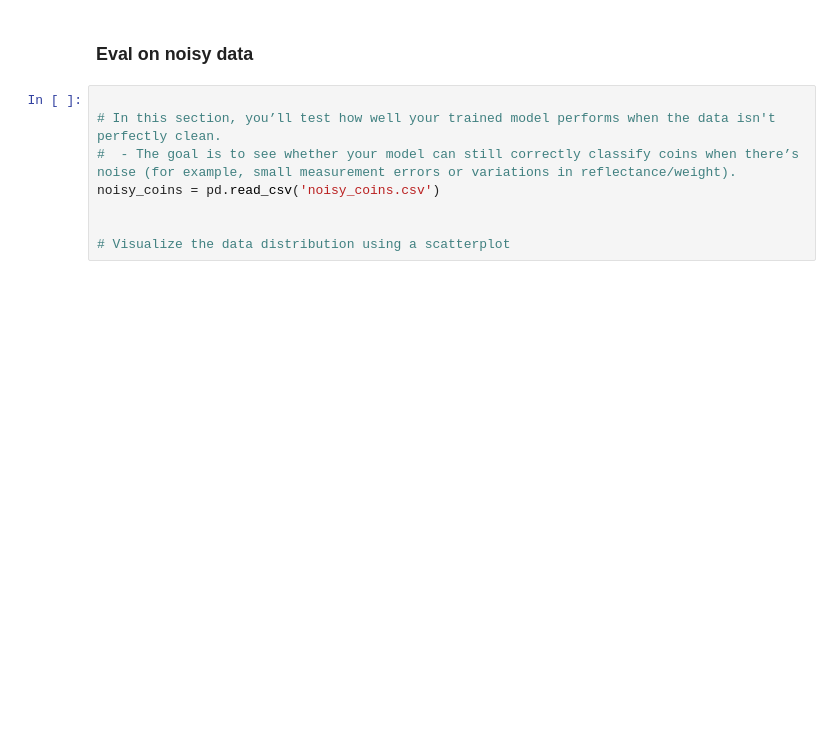
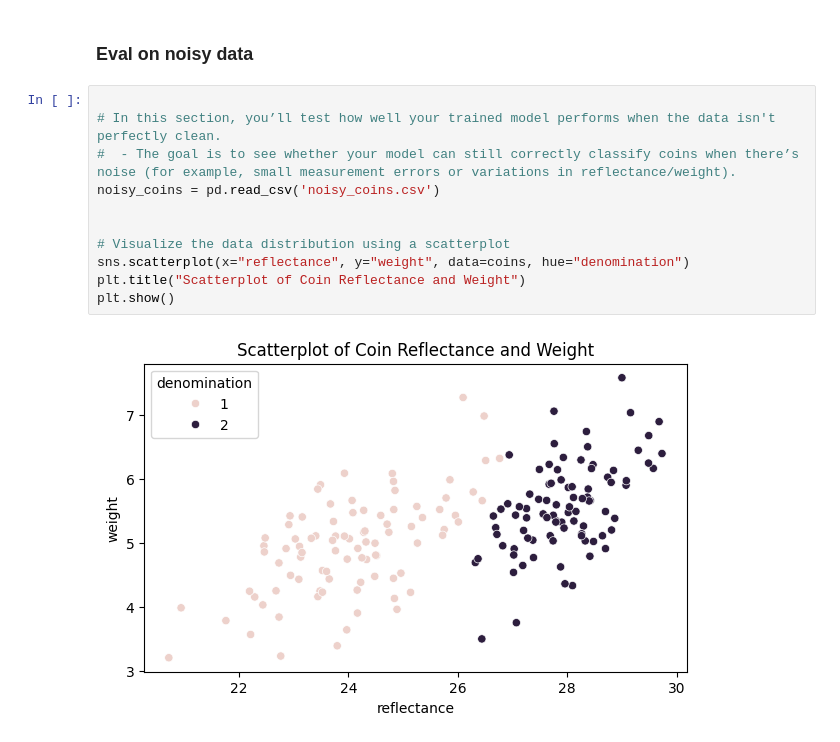
Before and after one commit to pritaljariwala/EE250_Fall25, a Jupyter notebook: ee250lab8/Copy of train.ipynb, the cells around one changed output. Cells and saved outputs as stored; diff of their text form; blank space fills up the shorter version.

```diff
--- a/ee250lab8/Copy of train.ipynb
+++ b/ee250lab8/Copy of train.ipynb
@@ -213,11 +225,16 @@ NameError: name 'loaded_model' is not defined
 # %%
 
 # In this section, you’ll test how well your trained model performs when the data isn't perfectly clean.
 #  - The goal is to see whether your model can still correctly classify coins when there’s noise (for example, small measurement errors or variations in reflectance/weight).
 noisy_coins = pd.read_csv('noisy_coins.csv')
 
 
 # Visualize the data distribution using a scatterplot
+sns.scatterplot(x="reflectance", y="weight", data=coins, hue="denomination")
+plt.title("Scatterplot of Coin Reflectance and Weight")
+plt.show()
+# %% [output]
+[figure, added]
 # %%
 #Prepare features and labels
 # - Extract the same features as before: reflectance and weight.
```
Also changed, not shown: parts of 10 cells of this notebook.
